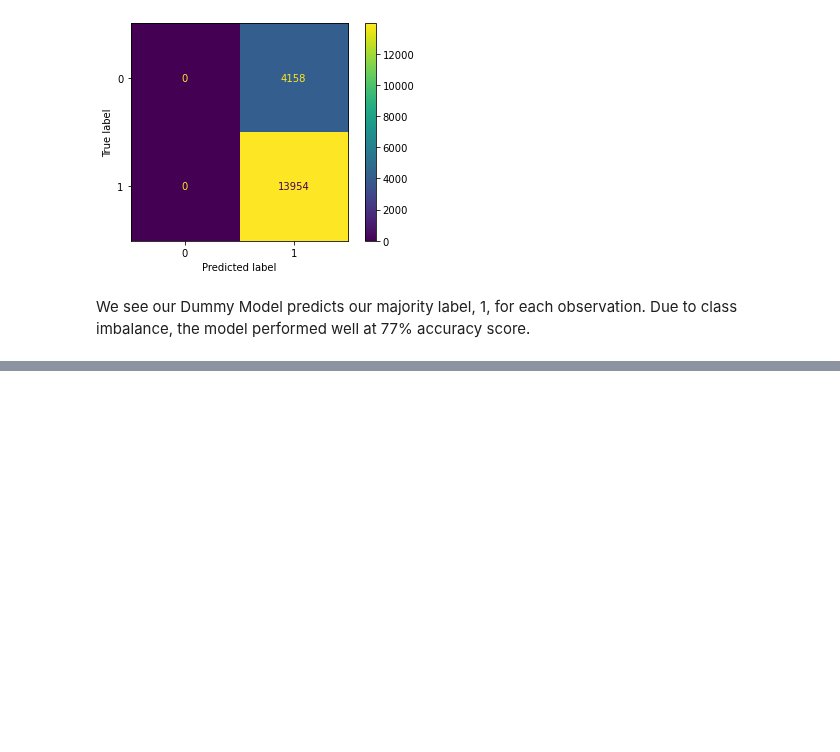
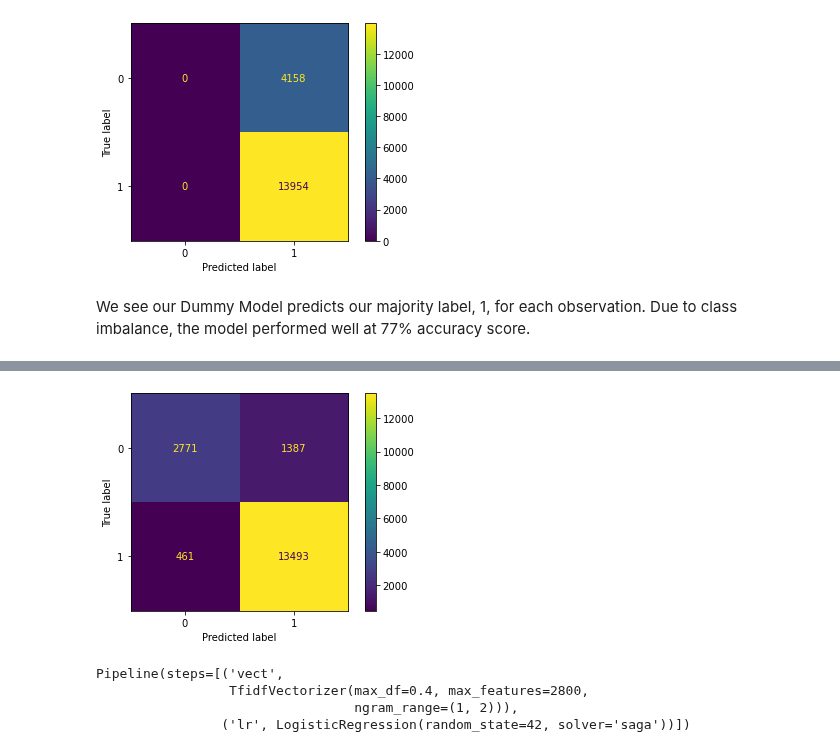
Before and after one commit to jlc0512/Utilizing-E-Commerce-Reviews-to-Predict-Comment-Sentiments, a Jupyter notebook: final_model_tuning.ipynb, the cells around one changed output, grey strips where cells are left out. Saved outputs shown, nothing was run; the diff lists cells and outputs as text; code cells hidden in the pictures; blank space fills up the shorter version.

```diff
--- a/final_model_tuning.ipynb
+++ b/final_model_tuning.ipynb
@@ -234,0 +617,4 @@ We see our Dummy Model predicts our majority label, 1, for each observation. Due
+# %%
+grid_lr4 = GridSearchCV(lr_pipe, param_grid=lr4_params, cv=5, verbose=3, n_jobs=-2)
+# %%
+grid_lr4.fit(X_train, y_train)
@@ -234,0 +685,7 @@ We see our Dummy Model predicts our majority label, 1, for each observation. Due
+# %%
+lr4_pipe = Pipeline([
+           ('vect', TfidfVectorizer(max_df=.4, max_features=2800)),
+           ('lr', LogisticRegression(random_state=42, class_weight=None, solver='saga', penalty='l2')),
+])
+# %%
+lr4_pipe.fit(X_train, y_train)
@@ -234,0 +711,4 @@ We see our Dummy Model predicts our majority label, 1, for each observation. Due
+# %%
+plot_confusion_matrix(lr4_pipe, X_train, y_train);
+# %% [output]
+[figure, added]
@@ -234,0 +722,7 @@ We see our Dummy Model predicts our majority label, 1, for each observation. Due
+# %%
+lr5_pipe.fit(X_train, y_train)
+# %% [output]
+Pipeline(steps=[('vect',
+                 TfidfVectorizer(max_df=0.4, max_features=2800,
+                                 ngram_range=(1, 2))),
+                ('lr', LogisticRegression(random_state=42, solver='saga'))])
```
Also changed, not shown: parts of 116 cells of this notebook, 3 other files.
